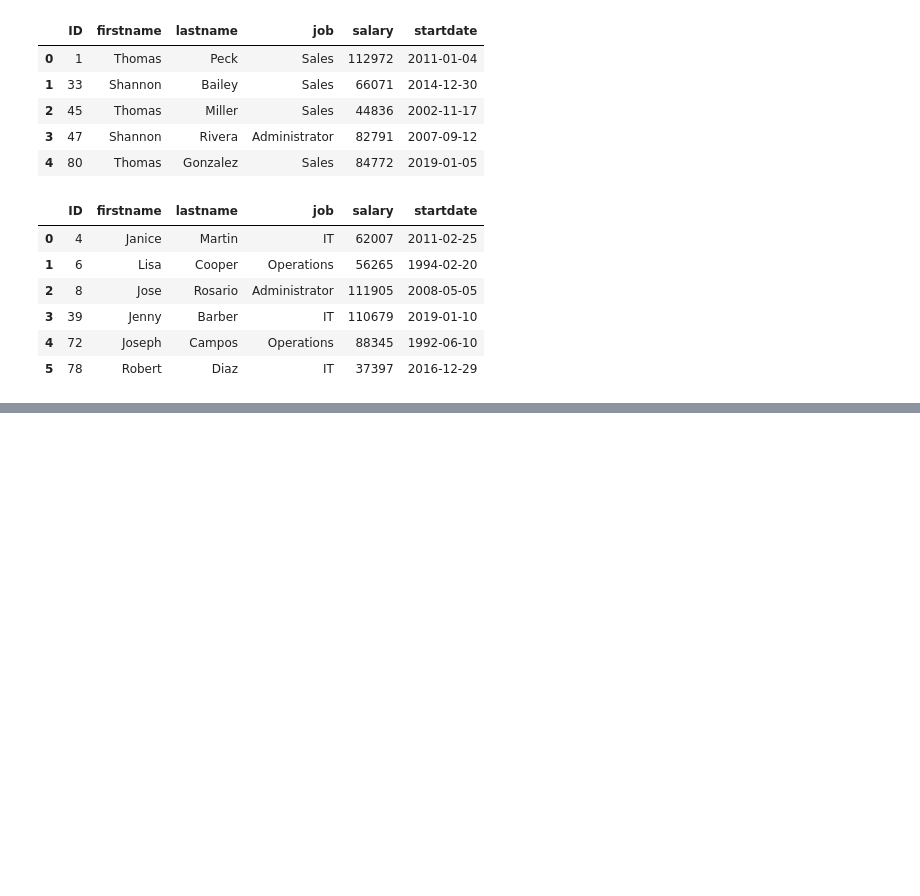
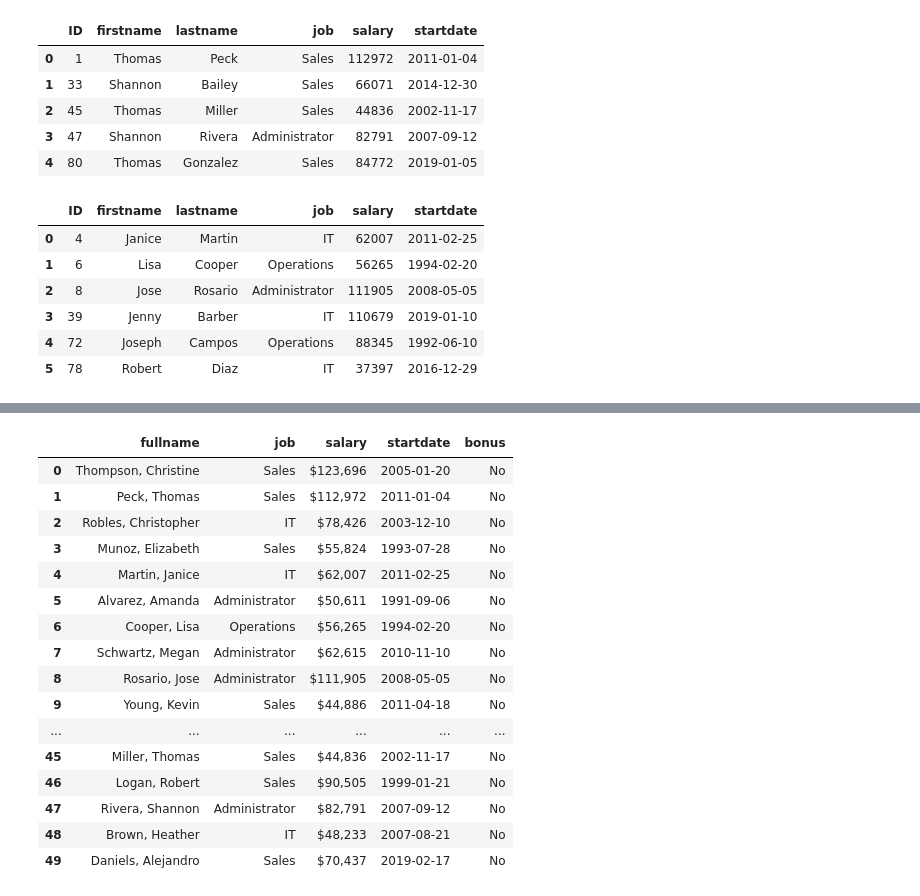
Before and after one commit to tamadasun/SQL_challenge, a Jupyter notebook: 01_basic.ipynb, the cells around one changed output, grey strips where cells are left out. Saved outputs shown, nothing was run; the diff lists cells and outputs as text; code cells hidden in the pictures; blank space fills up the shorter version.

```diff
--- a/01_basic.ipynb
+++ b/01_basic.ipynb
@@ -580,0 +818,39 @@ result21
+# %%
+#30) This year, only sales people with a salary of100,000𝑜𝑟ℎ𝑖𝑔ℎ𝑒𝑟𝑎𝑟𝑒𝑒𝑙𝑖𝑔𝑖𝑏𝑙𝑒𝑓𝑜𝑟𝑏𝑜𝑛𝑢𝑠𝑒𝑠.𝐶𝑟𝑒𝑎𝑡𝑒𝑎‘𝑏𝑜𝑛𝑢𝑠‘𝑐𝑜𝑙𝑢𝑚𝑛𝑙𝑖𝑘𝑒𝑖𝑛𝑡ℎ𝑒𝑙𝑎𝑠𝑡𝑝𝑟𝑜𝑏𝑙𝑒𝑚𝑓𝑜𝑟𝑠𝑎𝑙𝑒𝑠𝑝𝑒𝑜𝑝𝑙𝑒𝑤𝑖𝑡ℎ𝑠𝑎𝑙𝑎𝑟𝑖𝑒𝑠𝑎𝑡𝑙𝑒𝑎𝑠𝑡
+#100,000.
+
+query = """
+SELECT
+    lastname || ', ' || firstname AS fullname,
+    job,
+    printf('$%,2d', salary) AS salary,
+    startdate,
+    CASE
+        WHEN job = 'Sales' AND salary >= 100000 AND STRFTIME('%Y', startdate) = STRFTIME('%Y', 'now') THEN 'Yes'
+        ELSE 'No'
+    END AS bonus
+FROM employees
+LIMIT 50;
+"""
+
+result29 = sql.read_sql(query, conn)
+
+result29
+# %% [output]
+|  | fullname | job | salary | startdate | bonus |
+| 0 | Thompson, Christine | Sales | $123,696 | 2005-01-20 | No |
+| 1 | Peck, Thomas | Sales | $112,972 | 2011-01-04 | No |
+| 2 | Robles, Christopher | IT | $78,426 | 2003-12-10 | No |
+| 3 | Munoz, Elizabeth | Sales | $55,824 | 1993-07-28 | No |
+| 4 | Martin, Janice | IT | $62,007 | 2011-02-25 | No |
+| 5 | Alvarez, Amanda | Administrator | $50,611 | 1991-09-06 | No |
+| 6 | Cooper, Lisa | Operations | $56,265 | 1994-02-20 | No |
+| 7 | Schwartz, Megan | Administrator | $62,615 | 2010-11-10 | No |
+| 8 | Rosario, Jose | Administrator | $111,905 | 2008-05-05 | No |
+| 9 | Young, Kevin | Sales | $44,886 | 2011-04-18 | No |
+| ... | ... | ... | ... | ... | ... |
+| 45 | Miller, Thomas | Sales | $44,836 | 2002-11-17 | No |
+| 46 | Logan, Robert | Sales | $90,505 | 1999-01-21 | No |
+| 47 | Rivera, Shannon | Administrator | $82,791 | 2007-09-12 | No |
+| 48 | Brown, Heather | IT | $48,233 | 2007-08-21 | No |
+| 49 | Daniels, Alejandro | Sales | $70,437 | 2019-02-17 | No |
```
Also changed, not shown: parts of 15 cells of this notebook.
